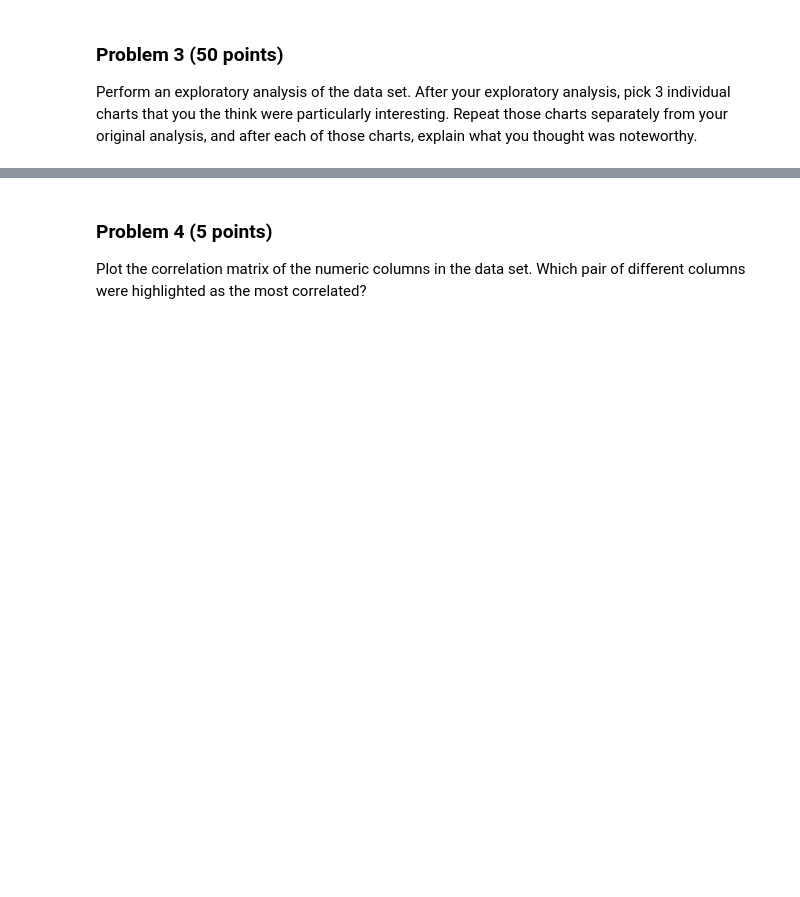
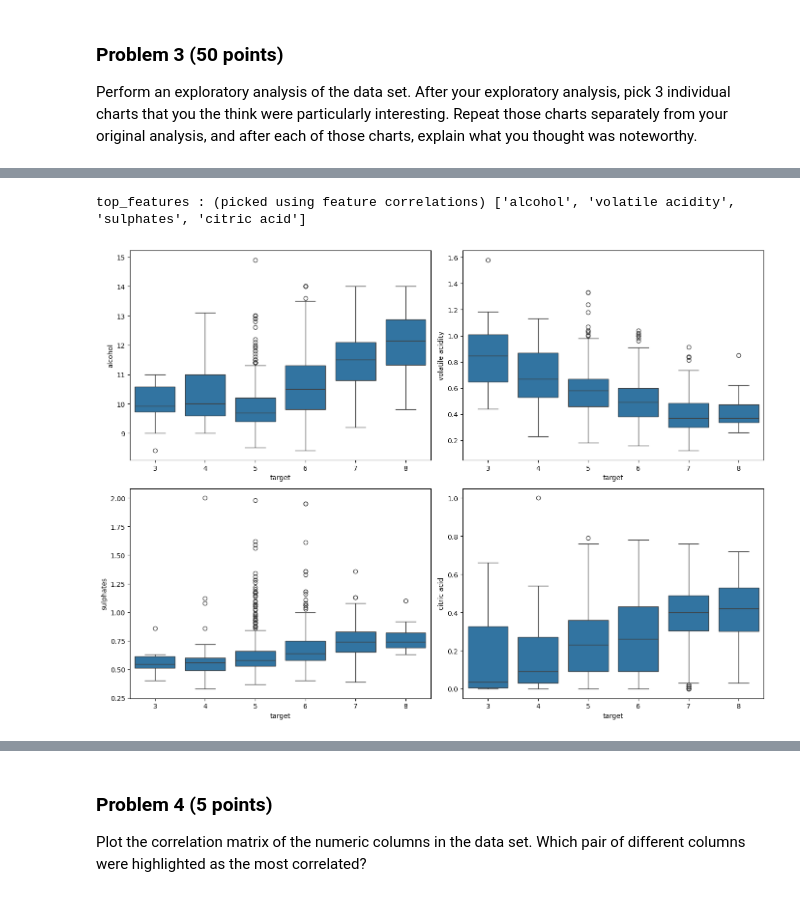
Before and after one commit to epsh3069/dx602-final-project, a Jupyter notebook: project.ipynb, the cells around one changed output, grey strips where cells are left out. Drawn from its saved outputs; the diff is of its cells as text; code cells hidden in the pictures; blank space fills up the shorter version.

```diff
--- a/project.ipynb
+++ b/project.ipynb
@@ -165,0 +196,15 @@ YOUR ANSWERS HERE
+# %%
+# Key features vs Target (likely suspects picked using Feature Correlations)
+
+top_features = ['alcohol', 'volatile acidity', 'sulphates', 'citric acid']
+print(f"top_features : (picked using feature correlations) {top_features}")
+fig, axes = plt.subplots(2, 2, figsize=(14, 10))
+sns.boxplot(x='target', y=top_features[0], data=data, ax=axes[0,0])
+sns.boxplot(x='target', y=top_features[1], data=data, ax=axes[0,1])
+sns.boxplot(x='target', y=top_features[2], data=data, ax=axes[1,0])
+sns.boxplot(x='target', y=top_features[3], data=data, ax=axes[1,1])
+plt.tight_layout()
+plt.show()
+# %% [output]
+top_features : (picked using feature correlations) ['alcohol', 'volatile acidity', 'sulphates', 'citric acid']
+[figure, added]
```
Also changed, not shown: parts of 29 cells of this notebook.
